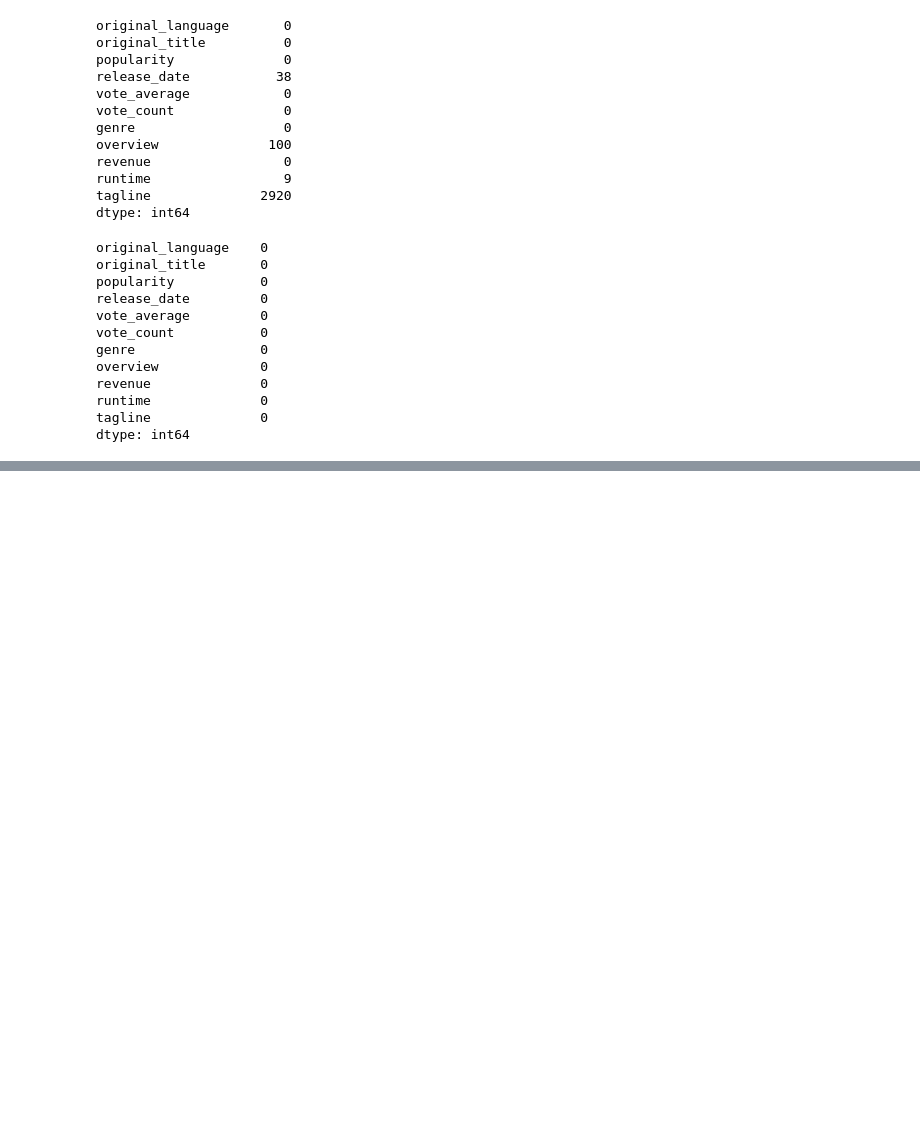
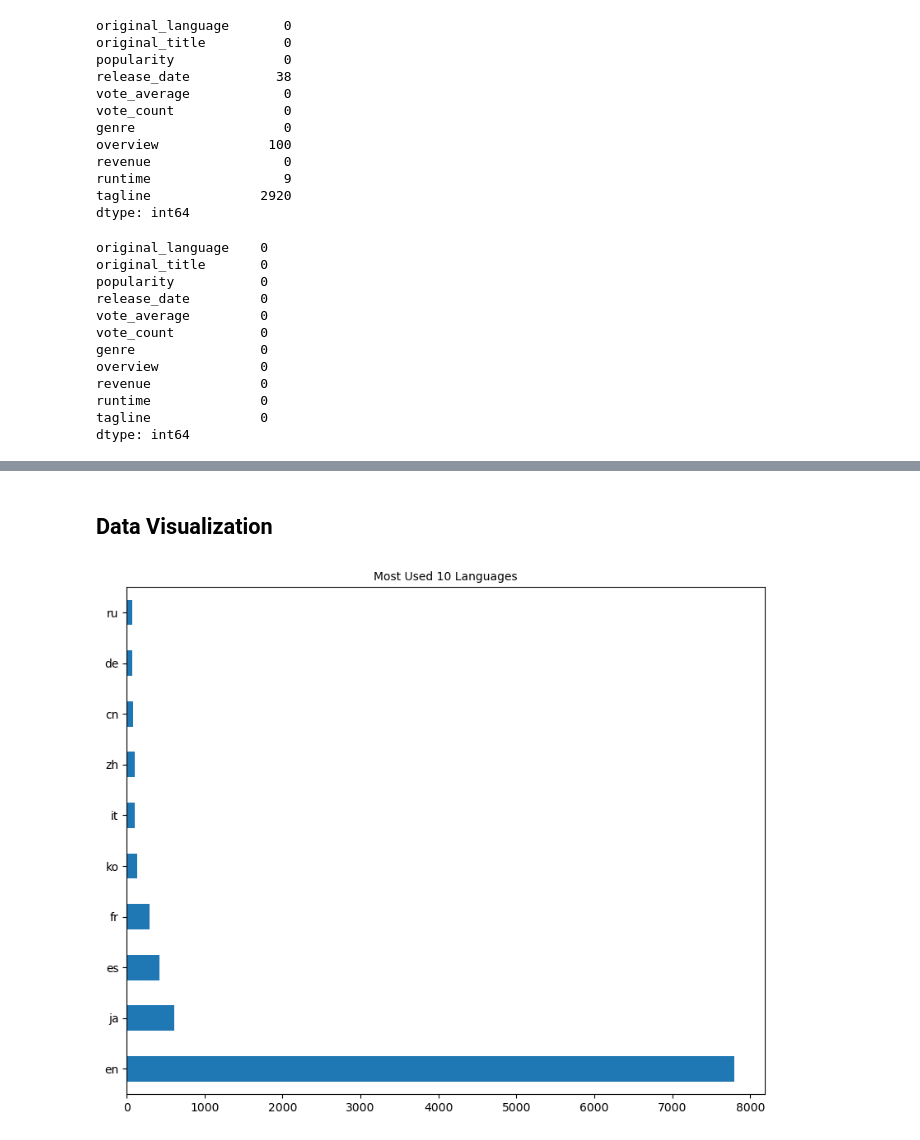
Before and after one commit to sSumankumari/Movie-Recommendation-System, a Jupyter notebook: movie_recommendation_system.ipynb, the cells around one changed output, grey strips where cells are left out. Drawn from its saved outputs; the diff is of its cells as text; code cells hidden in the pictures; blank space fills up the shorter version.

Commit message:
Data Visualization

```diff
--- a/movie_recommendation_system.ipynb
+++ b/movie_recommendation_system.ipynb
@@ -99,3 +101,12 @@ df.head()
 | 2 | en | Dune | 2911.423 | 2021-09-15 | 8.0 | 3632 | ['Action', 'Adventure', 'Science ... | ... |
 | 3 | en | Army of Thieves | 2552.437 | 2021-10-27 | 6.9 | 555 | ['Action', 'Crime', 'Thriller'] | ... |
 | 4 | en | Free Guy | 1850.470 | 2021-08-11 | 7.8 | 3493 | ['Comedy', 'Action', 'Adventure',... | ... |
+# %% [markdown]
+## Data Visualization
+# %%
+plt.figure(figsize=(10,8))
+df["original_language"].value_counts().head(10).plot(kind='barh')
+plt.title("Most Used 10 Languages", size=10)
+plt.show()
+# %% [output]
+[figure, added]
```
Also changed, not shown: parts of 5 cells of this notebook.
